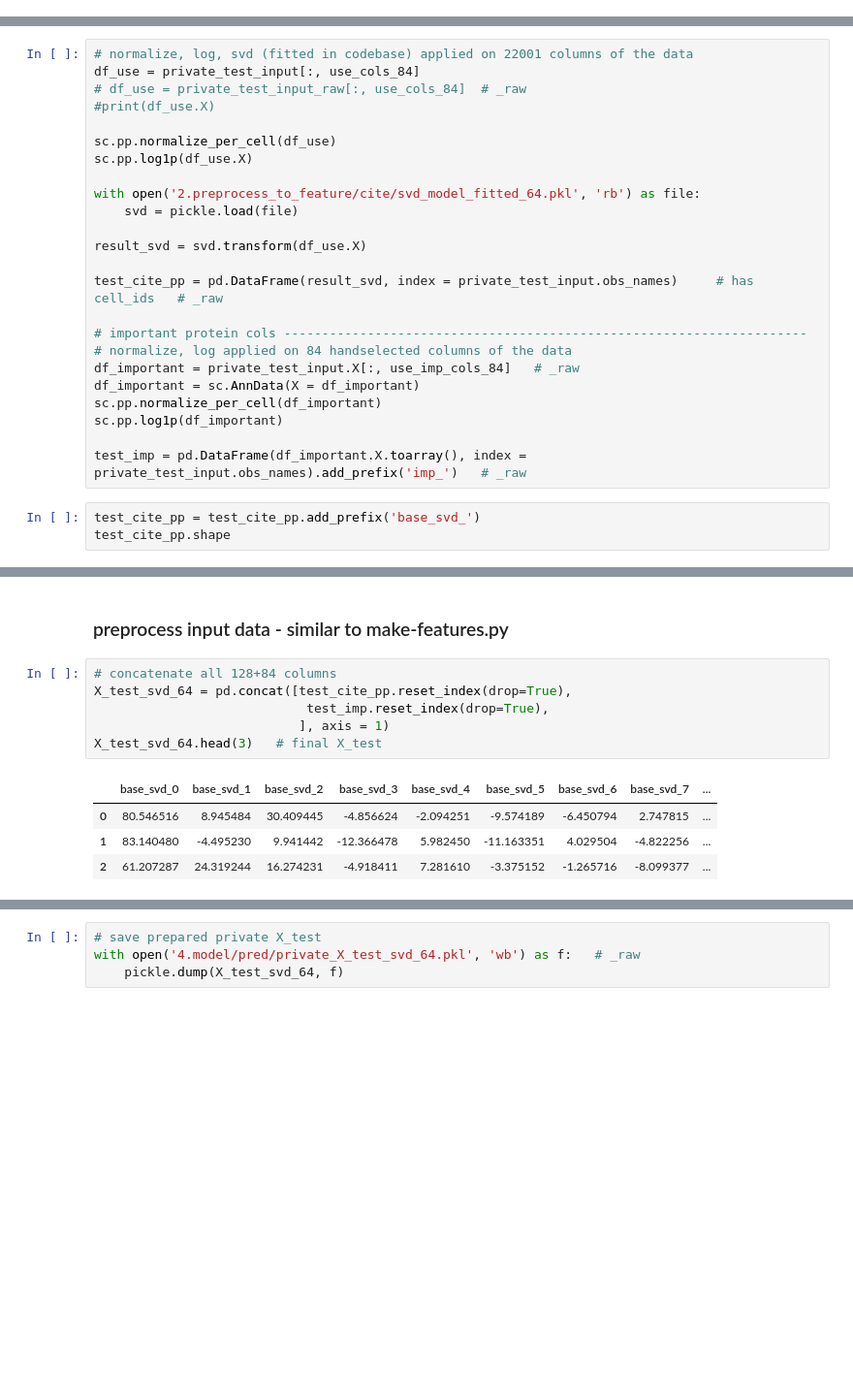
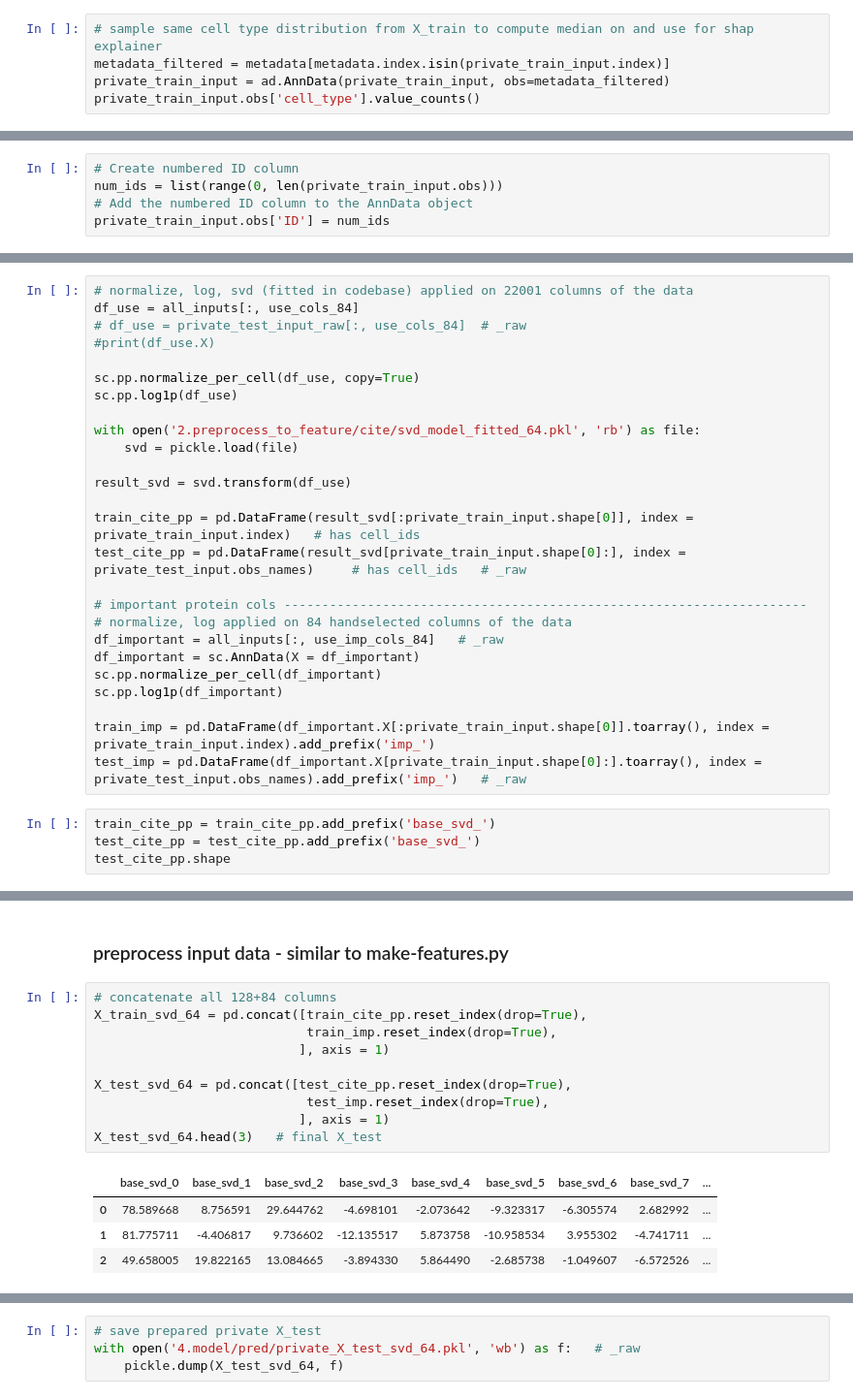
Before and after one commit to valentina-kg/open-problems-multimodal-3rd-solution, a Jupyter notebook: code/4.model/pred/preprocessing_sampling.ipynb, the cells around one changed output, grey strips where cells are left out. Shown: that part at 97% size. Cells and saved outputs as stored; diff of their text form; blank space fills up the shorter version.

```diff
--- a/code/4.model/pred/preprocessing_sampling.ipynb
+++ b/code/4.model/pred/preprocessing_sampling.ipynb
@@ -282,0 +303,5 @@ with open('4.model/pred/private_X_test_svd_128.pkl', 'wb') as f:   # _raw
+# %%
+# sample same cell type distribution from X_train to compute median on and use for shap explainer
+metadata_filtered = metadata[metadata.index.isin(private_train_input.index)]
+private_train_input = ad.AnnData(private_train_input, obs=metadata_filtered)
+private_train_input.obs['cell_type'].value_counts()
@@ -282,0 +318,5 @@ with open('4.model/pred/private_X_test_svd_128.pkl', 'wb') as f:   # _raw
+# %%
+# Create numbered ID column
+num_ids = list(range(0, len(private_train_input.obs)))
+# Add the numbered ID column to the AnnData object
+private_train_input.obs['ID'] = num_ids
@@ -316,29 +365,32 @@ Now: 64 svd components -> use resulting sample dataset together with model #17.
 ### preprocess input data - similar to make-base-feature.py
 # %%
 # normalize, log, svd (fitted in codebase) applied on 22001 columns of the data
-df_use = private_test_input[:, use_cols_84]
+df_use = all_inputs[:, use_cols_84]
 # df_use = private_test_input_raw[:, use_cols_84]  # _raw
 #print(df_use.X)
 
-sc.pp.normalize_per_cell(df_use)
-sc.pp.log1p(df_use.X)
+sc.pp.normalize_per_cell(df_use, copy=True)
+sc.pp.log1p(df_use)
 
 with open('2.preprocess_to_feature/cite/svd_model_fitted_64.pkl', 'rb') as file:
     svd = pickle.load(file)
 
-result_svd = svd.transform(df_use.X)
+result_svd = svd.transform(df_use)
 
-test_cite_pp = pd.DataFrame(result_svd, index = private_test_input.obs_names)     # has cell_ids   # _raw
+train_cite_pp = pd.DataFrame(result_svd[:private_train_input.shape[0]], index = private_train_input.index)   # has cell_ids
+test_cite_pp = pd.DataFrame(result_svd[private_train_input.shape[0]:], index = private_test_input.obs_names)     # has cell_ids   # _raw
 
 # important protein cols ---------------------------------------------------------------------
 # normalize, log applied on 84 handselected columns of the data
-df_important = private_test_input.X[:, use_imp_cols_84]   # _raw
+df_important = all_inputs[:, use_imp_cols_84]   # _raw
 df_important = sc.AnnData(X = df_important)
 sc.pp.normalize_per_cell(df_important)
 sc.pp.log1p(df_important)
 
-test_imp = pd.DataFrame(df_important.X.toarray(), index = private_test_input.obs_names).add_prefix('imp_')   # _raw
+train_imp = pd.DataFrame(df_important.X[:private_train_input.shape[0]].toarray(), index = private_train_input.index).add_prefix('imp_')
+test_imp = pd.DataFrame(df_important.X[private_train_input.shape[0]:].toarray(), index = private_test_input.obs_names).add_prefix('imp_')   # _raw
 # %%
+train_cite_pp = train_cite_pp.add_prefix('base_svd_')
 test_cite_pp = test_cite_pp.add_prefix('base_svd_')
 test_cite_pp.shape
 # %% [output]
@@ -351,13 +403,17 @@ test_imp.shape
 ### preprocess input data - similar to make-features.py
 # %%
 # concatenate all 128+84 columns
+X_train_svd_64 = pd.concat([train_cite_pp.reset_index(drop=True),
+                            train_imp.reset_index(drop=True),
+                           ], axis = 1)
+
 X_test_svd_64 = pd.concat([test_cite_pp.reset_index(drop=True),
                             test_imp.reset_index(drop=True),
                            ], axis = 1)
 X_test_svd_64.head(3)   # final X_test
 # %% [output]
 |  | base_svd_0 | base_svd_1 | base_svd_2 | base_svd_3 | base_svd_4 | base_svd_5 | base_svd_6 | base_svd_7 | ... |
-| 0 | 80.546516 | 8.945484 | 30.409445 | -4.856624 | -2.094251 | -9.574189 | -6.450794 | 2.747815 | ... |
-| 1 | 83.140480 | -4.495230 | 9.941442 | -12.366478 | 5.982450 | -11.163351 | 4.029504 | -4.822256 | ... |
-| 2 | 61.207287 | 24.319244 | 16.274231 | -4.918411 | 7.281610 | -3.375152 | -1.265716 | -8.099377 | ... |
+| 0 | 78.589668 | 8.756591 | 29.644762 | -4.698101 | -2.073642 | -9.323317 | -6.305574 | 2.682992 | ... |
+| 1 | 81.775711 | -4.406817 | 9.736602 | -12.135517 | 5.873758 | -10.958534 | 3.955302 | -4.741711 | ... |
+| 2 | 49.658005 | 19.822165 | 13.084665 | -3.894330 | 5.864490 | -2.685738 | -1.049607 | -6.572526 | ... |
 3 rows × 148 columns
```
Also changed, not shown: parts of 12 cells of this notebook, 39 other files.
